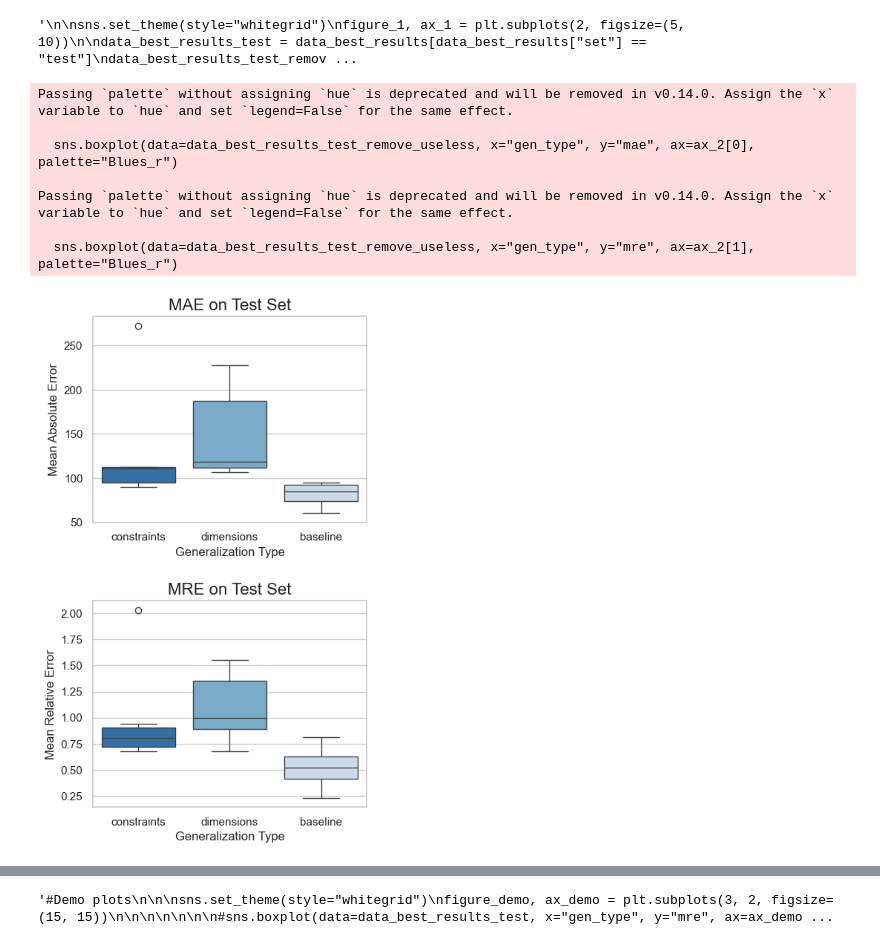
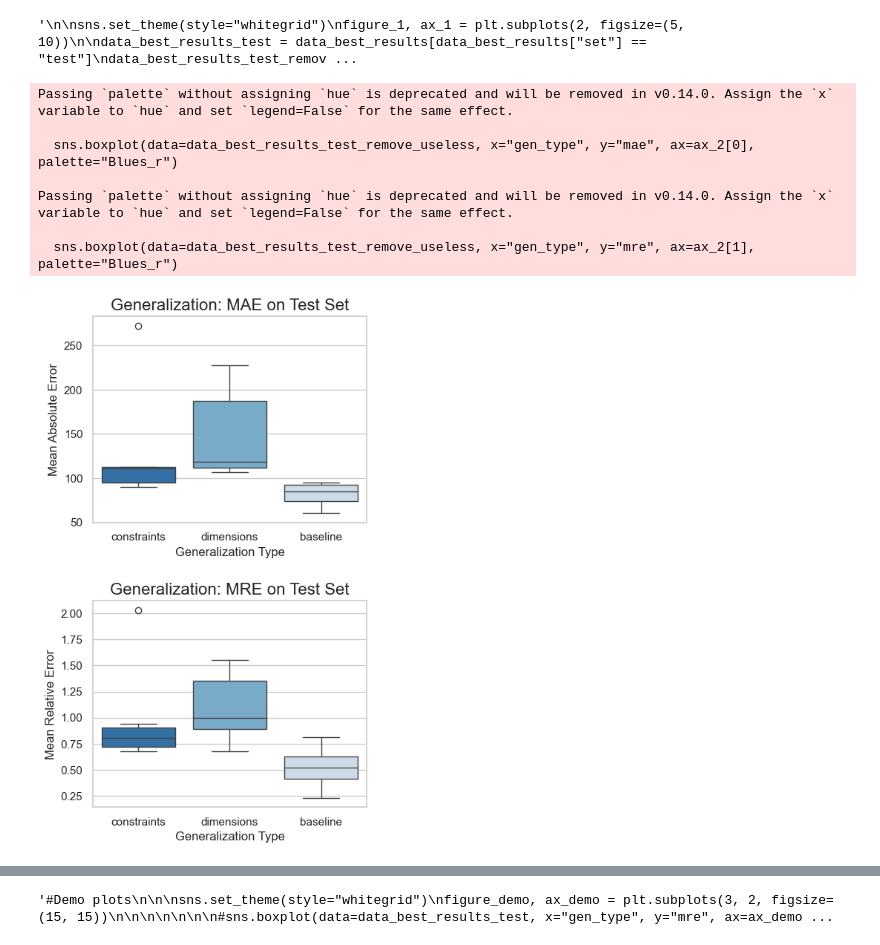
Before and after one commit to muraronicola/Approximating-volume-computations-via-GNNs, a Jupyter notebook: Generalization.ipynb, the cells around one changed output, grey strips where cells are left out. Drawn from its saved outputs; the diff is of its cells as text; code cells hidden in the pictures.

```diff
--- a/Generalization.ipynb
+++ b/Generalization.ipynb
@@ -134,31 +134,31 @@ sns.lineplot(data=data_best_results_test_remove_useless, x="targhet_patition", y
 # %%
 sns.set_theme(style="whitegrid")
 figure_2, ax_2 = plt.subplots(2, figsize=(5, 8))
 
 data_best_results_test = data_best_results[data_best_results["set"] == "test"]
 data_best_results_test_remove_useless = data_best_results_test[data_best_results_test["targhet_patition"] != "m_3_r_2"]
 
 sns.boxplot(data=data_best_results_test_remove_useless, x="gen_type", y="mae", ax=ax_2[0], palette="Blues_r")
-ax_2[0].set_title("MAE on Test Set", fontsize=16)
+ax_2[0].set_title("Generalization: MAE on Test Set", fontsize=16)
 ax_2[0].set_xlabel("Generalization Type")
 ax_2[0].set_ylabel("Mean Absolute Error")
 
 
 sns.boxplot(data=data_best_results_test_remove_useless, x="gen_type", y="mre", ax=ax_2[1], palette="Blues_r")
-ax_2[1].set_title("MRE on Test Set", fontsize=16)
+ax_2[1].set_title("Generalization: MRE on Test Set", fontsize=16)
 ax_2[1].set_xlabel("Generalization Type")
 ax_2[1].set_ylabel("Mean Relative Error")
 
 figure_2.tight_layout(pad=2.0)
 # %% [output]
 Passing `palette` without assigning `hue` is deprecated and will be removed in v0.14.0. Assign the `x` variable to `hue` and set `legend=False` for the same effect.
 
   sns.boxplot(data=data_best_results_test_remove_useless, x="gen_type", y="mae", ax=ax_2[0], palette="Blues_r")
 
 Passing `palette` without assigning `hue` is deprecated and will be removed in v0.14.0. Assign the `x` variable to `hue` and set `legend=False` for the same effect.
 
   sns.boxplot(data=data_best_results_test_remove_useless, x="gen_type", y="mre", ax=ax_2[1], palette="Blues_r")
-[figure, old version]
+[figure, new version]
 # %%
 sns.set_theme(style="whitegrid")
 figure_3, ax_3 = plt.subplots(2, figsize=(5, 8))
```
Also changed, not shown: parts of 2 cells of this notebook, 3 other files.
